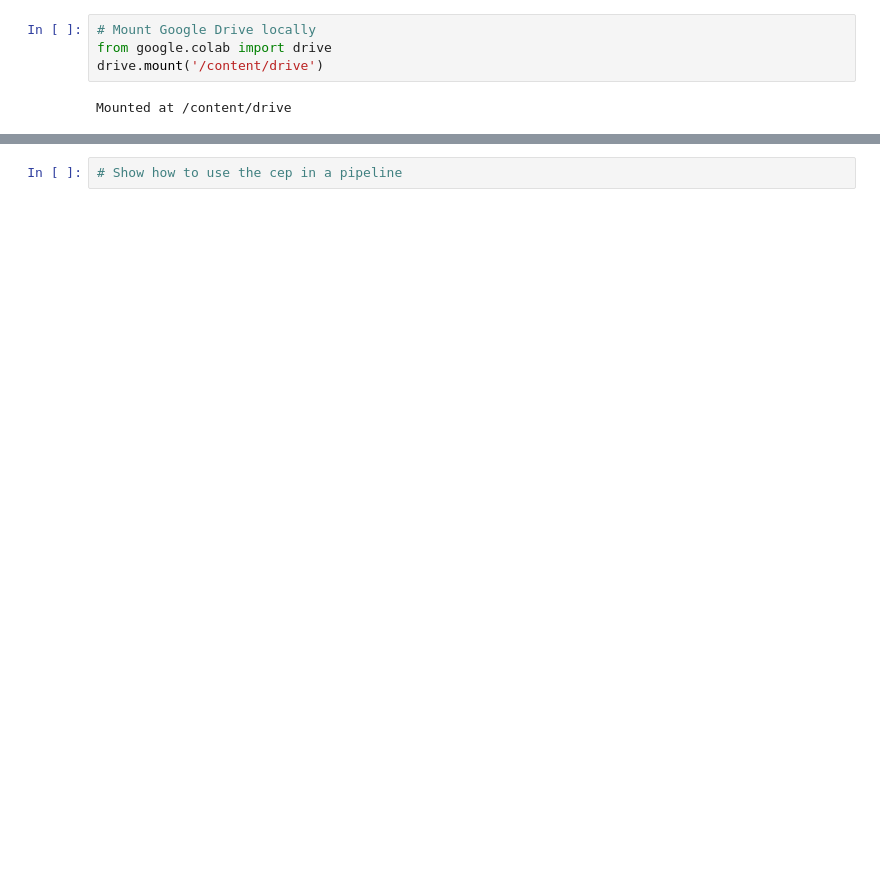
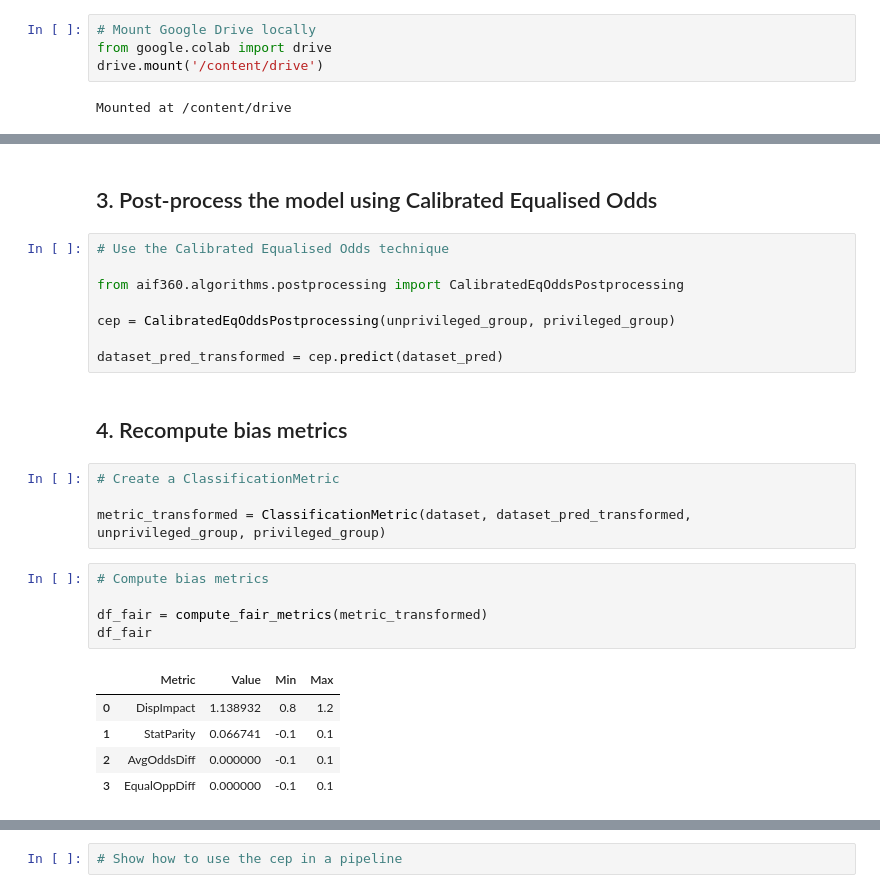
Before and after one commit to umarmohammed/measuring-bias-in-a-dataset, a Jupyter notebook: 4. Recompute bias metrics on transformed data.ipynb, the cells around one changed output, grey strips where cells are left out. Cells and saved outputs as stored; diff of their text form; blank space fills up the shorter version.

```diff
--- a/4. Recompute bias metrics on transformed data.ipynb
+++ b/4. Recompute bias metrics on transformed data.ipynb
@@ -56,0 +110,27 @@ pd.DataFrame(metrics, columns=["Metric", "Value"])
+# %% [markdown]
+## 3. Post-process the model using Calibrated Equalised Odds
+# %%
+# Use the Calibrated Equalised Odds technique
+
+from aif360.algorithms.postprocessing import CalibratedEqOddsPostprocessing
+
+cep = CalibratedEqOddsPostprocessing(unprivileged_group, privileged_group)
+
+dataset_pred_transformed = cep.predict(dataset_pred)
+# %% [markdown]
+## 4. Recompute bias metrics
+# %%
+# Create a ClassificationMetric
+
+metric_transformed = ClassificationMetric(dataset, dataset_pred_transformed, unprivileged_group, privileged_group)
+# %%
+# Compute bias metrics
+
+df_fair = compute_fair_metrics(metric_transformed)
+df_fair
+# %% [output]
+|  | Metric | Value | Min | Max |
+| 0 | DispImpact | 1.138932 | 0.8 | 1.2 |
+| 1 | StatParity | 0.066741 | -0.1 | 0.1 |
+| 2 | AvgOddsDiff | 0.000000 | -0.1 | 0.1 |
+| 3 | EqualOppDiff | 0.000000 | -0.1 | 0.1 |
```
Also changed, not shown: parts of 12 cells of this notebook.
